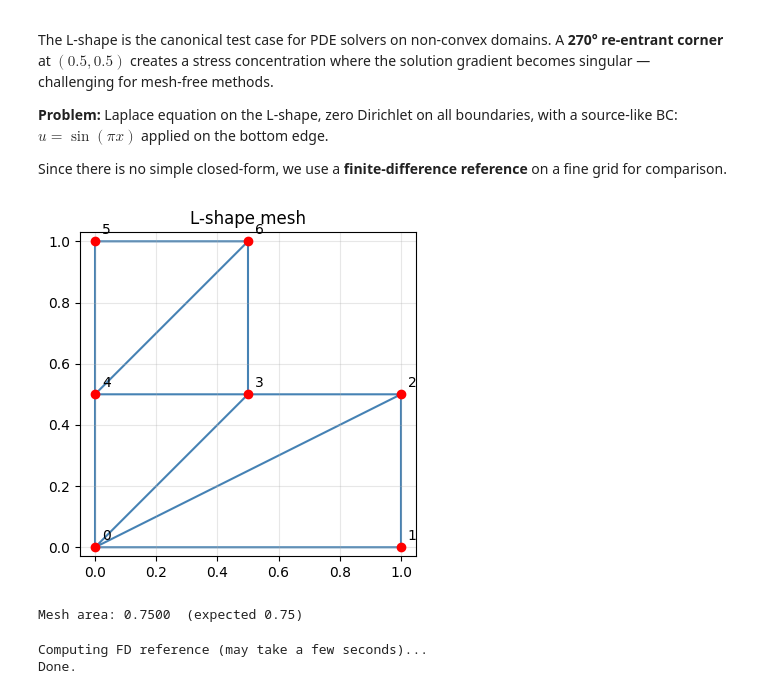
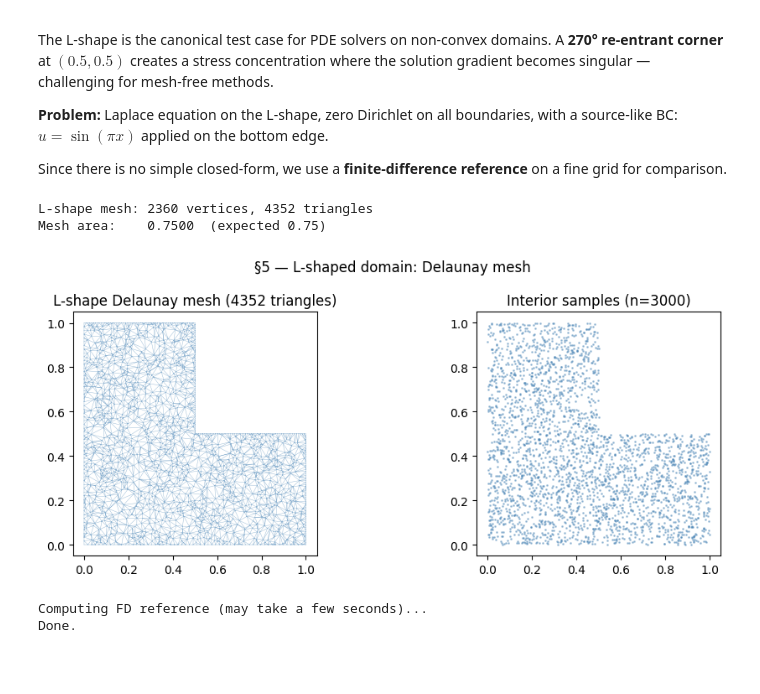
Before and after one commit to zakademic/vinci, a Jupyter notebook: pinn_heat_v2.ipynb, the cells around one changed output. Cells and saved outputs as stored; diff of their text form; code cells hidden in the pictures; blank space fills up the shorter version.

Commit message:
update transient problem, delaunay

```diff
--- a/pinn_heat_v2.ipynb
+++ b/pinn_heat_v2.ipynb
@@ -1198,35 +1238,36 @@ with a source-like BC: $u=\sin(\pi x)$ applied on the bottom edge.
 Since there is no simple closed-form, we use a **finite-difference reference** on
 a fine grid for comparison.
 # %%
-# ── L-shape mesh — fine grid (20×20 base → ~600 triangles after masking) ──────
+# ── L-shape mesh — Delaunay triangulation (finer, higher-quality mesh) ────────
 #
 #  (0,1)──(0.5,1)
 #    |        |
 #  (0,.5)─(.5,.5)────(1,0.5)
 #    |                  |
 #  (0,0)─────────────(1,0)
 #
-L_verts, L_tris = make_L_mesh(nx=20, ny=20)
+L_verts, L_tris = make_L_mesh_delaunay(n_interior=2000, n_edge=60)
 print(f"L-shape mesh: {len(L_verts)} vertices, {len(L_tris)} triangles")
 
-# Verify area = 0.75 (three quadrants of the unit square)
+# Verify area ≈ 0.75 (three quadrants of the unit square)
 areas = triangle_areas(L_verts, L_tris)
 print(f"Mesh area:    {areas.sum():.4f}  (expected 0.75)")
 
 # Visualise
 fig, axes = plt.subplots(1, 2, figsize=(10, 4))
-axes[0].triplot(L_verts[:,0], L_verts[:,1], L_tris, color='steelblue', lw=0.4, alpha=0.7)
-axes[0].set_title(f'L-shape mesh ({len(L_tris)} triangles)')
+axes[0].triplot(L_verts[:,0], L_verts[:,1], L_tris, color='steelblue', lw=0.3, alpha=0.6)
+axes[0].set_title(f'L-shape Delaunay mesh ({len(L_tris)} triangles)')
 axes[0].set_aspect('equal'); axes[0].set_xlim(-0.05, 1.05); axes[0].set_ylim(-0.05, 1.05)
 
 x_L, y_L = sample_mesh_interior(L_verts, L_tris, n=3000)
 axes[1].scatter(x_L.numpy(), y_L.numpy(), s=1, alpha=0.4, color='steelblue')
 axes[1].set_title('Interior samples (n=3000)'); axes[1].set_aspect('equal')
-plt.suptitle('§5 — L-shaped domain mesh', fontsize=12)
+plt.suptitle('§5 — L-shaped domain: Delaunay mesh', fontsize=12)
 plt.tight_layout(); plt.show()
 # %% [output]
+L-shape mesh: 2360 vertices, 4352 triangles
+Mesh area:    0.7500  (expected 0.75)
-[figure, old version]
+[figure, new version]
-Mesh area: 0.7500  (expected 0.75)
 # %%
 # ── Finite-difference reference solution ───────────────────────────────────────
 from scipy.sparse import lil_matrix
```
Also changed, not shown: parts of 15 cells of this notebook.
